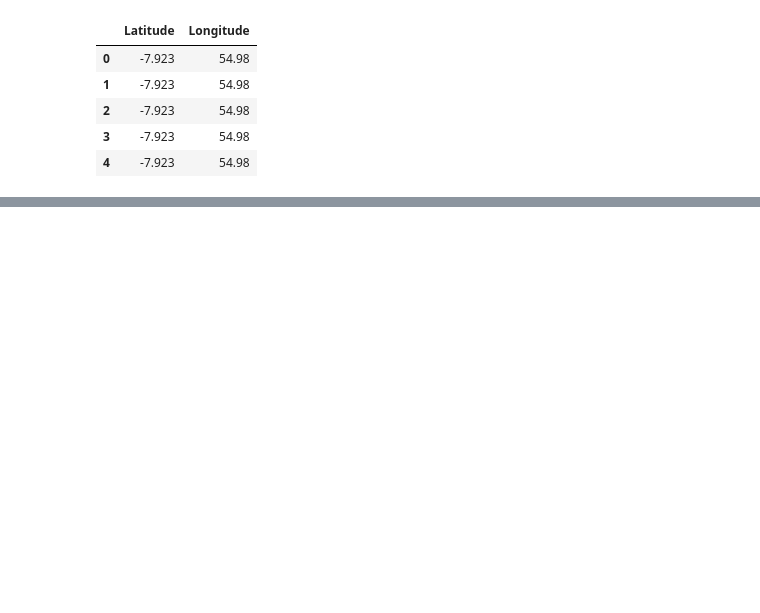
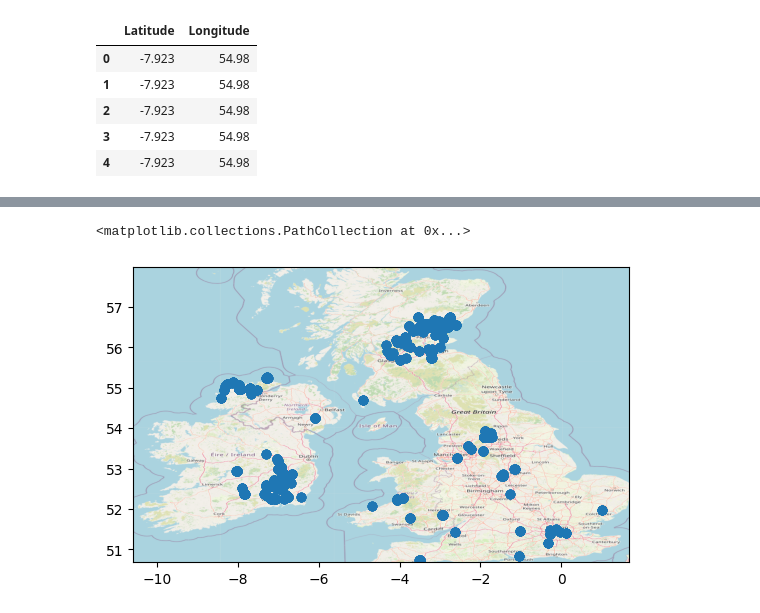
Before and after one commit to ash8m/ukGrowData, a Jupyter notebook: plotGrowData.ipynb, the cells around one changed output, grey strips where cells are left out. Cells and saved outputs as stored; diff of their text form; code cells hidden in the pictures; blank space fills up the shorter version.

```diff
--- a/plotGrowData.ipynb
+++ b/plotGrowData.ipynb
@@ -89,0 +56,15 @@ df3.head()
+# %%
+# Open the PNG file
+img = Image.open('map7.png')
+
+shift_factor = ((-10.592, 1.6848, 50.681, 57.985))
+plt.axis(shift_factor)
+# https://matplotlib.org/stable/api/_as_gen/matplotlib.pyplot.axis.html
+
+plt.imshow(img, extent=(shift_factor))
+# https://matplotlib.org/stable/tutorials/images.html
+
+plt.scatter(filtered['Longitude'],filtered['Latitude'])
+# %% [output]
+<matplotlib.collections.PathCollection at 0x...>
+[figure, added]
```
Also changed, not shown: parts of 7 cells of this notebook.
